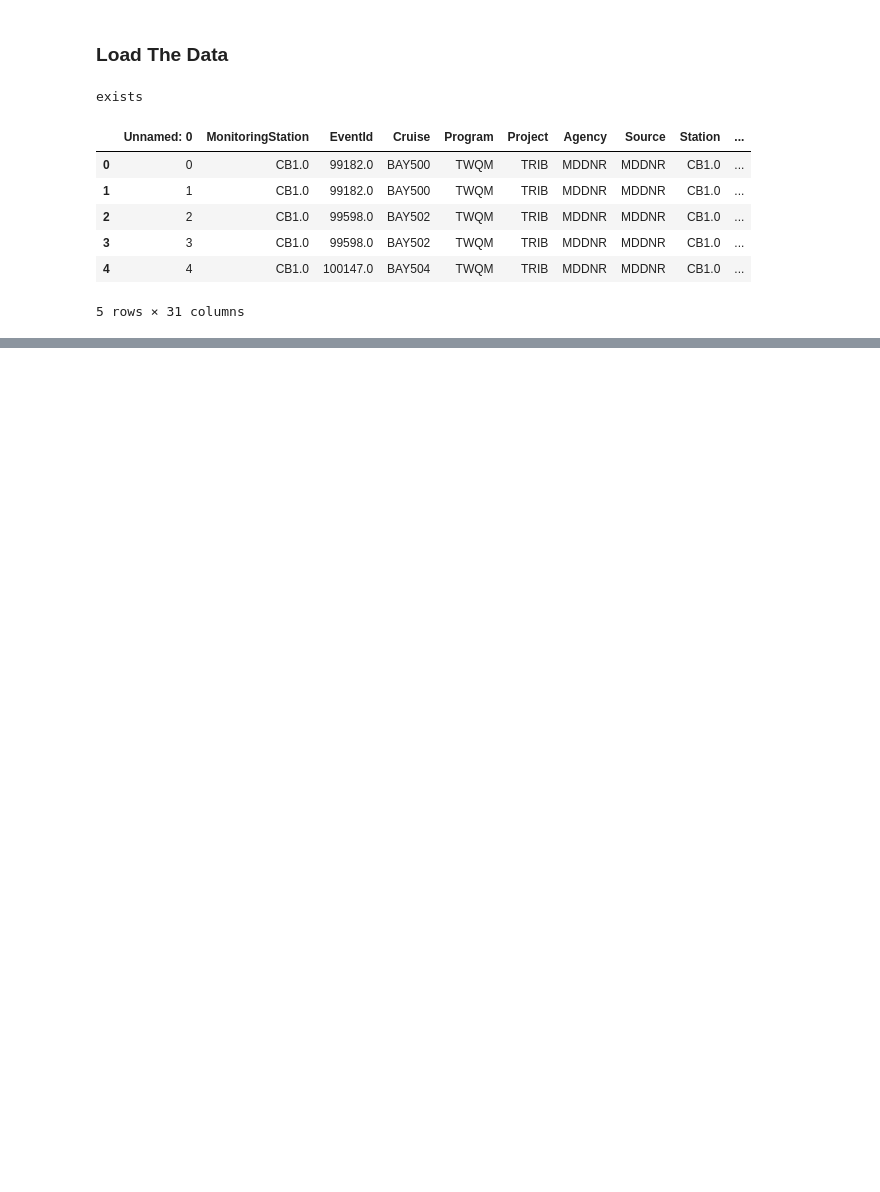
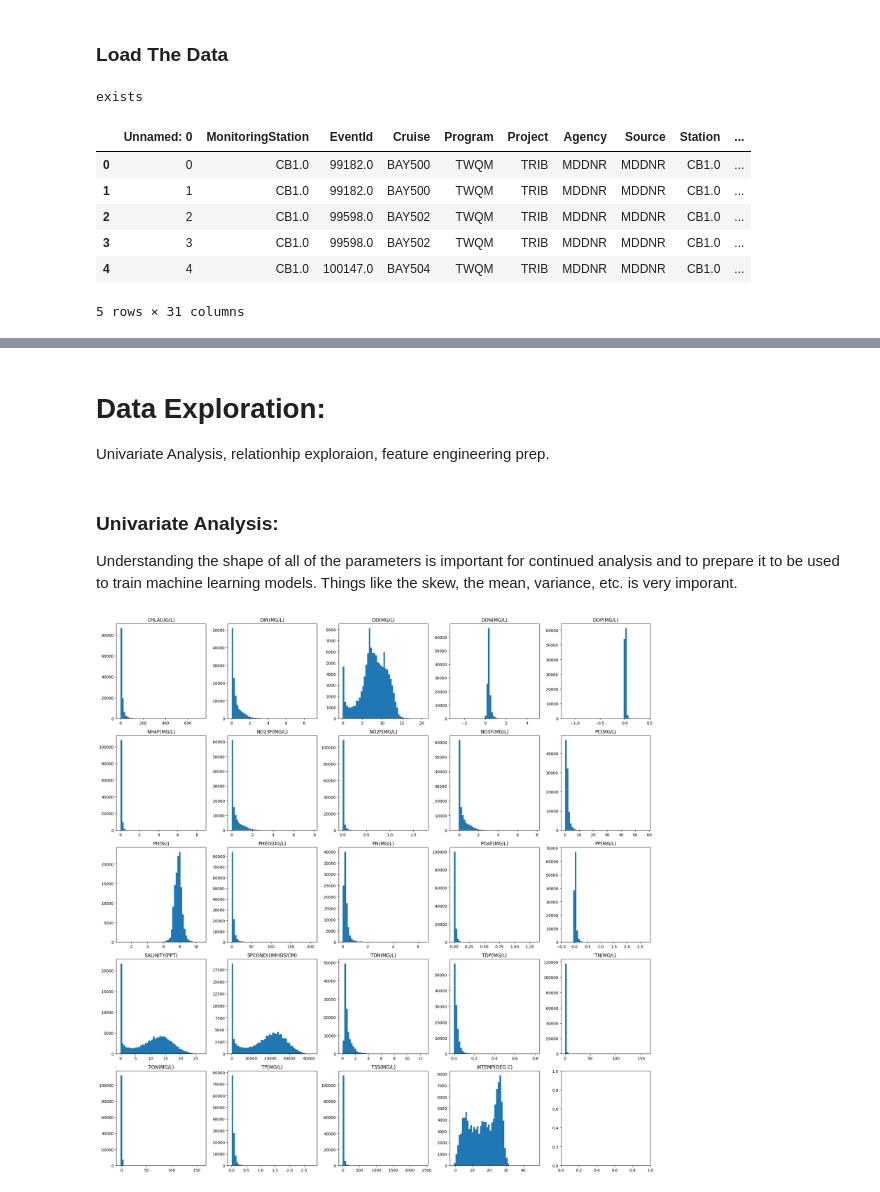
Before and after one commit to Quinn-Domanski/bay_exploration, a Jupyter notebook: bay_data_exploration.ipynb, the cells around one changed output, grey strips where cells are left out. Saved outputs shown, nothing was run; the diff lists cells and outputs as text; code cells hidden in the pictures; blank space fills up the shorter version.

Commit message:
Further exploration of the data and cleaning of any datapoints are likely errors

```diff
--- a/bay_data_exploration.ipynb
+++ b/bay_data_exploration.ipynb
@@ -149,0 +271,4 @@ ValueError: Index contains duplicate entries, cannot reshape
+# %%
+important_params = ['WTEMP(DEG C)', 'PH(SU)', 'SALINITY(PPT)', 'DO(MG/L)', 'NO23F(MG/L)', 'TN(MG/L)', 'NH4F(MG/L)']
+wide_cleaned_data = wide_data.dropna(subset = important_params)
+wide_cleaned_data.info()
@@ -149,0 +310,3 @@ ValueError: Index contains duplicate entries, cannot reshape
+# %%
+wide_cleaned_data = wide_cleaned_data.drop(columns = ['VSS(MG/L)', 'TKNF(MG/L)', 'TOC(MG/L)', 'SECCHI(M)', 'POC(MG/L)', 'PON(MG/L)', 'KD(1/M)', 'FSS(MG/L)', 'DOC(MG/L)', 'PIP(MG/L)'])
+wide_cleaned_data.info()
@@ -149,0 +344,5 @@ ValueError: Index contains duplicate entries, cannot reshape
+# %%
+wide_cleaned_data['Year'] = wide_cleaned_data['Datetime'].dt.year
+wide_cleaned_data['Month'] = wide_cleaned_data['Datetime'].dt.month
+final_df = wide_cleaned_data.copy()
+final_df.head()
@@ -149,0 +357,18 @@ ValueError: Index contains duplicate entries, cannot reshape
+# %%
+parameters_cleaned = [column for column in final_df.columns if column.endswith(')')]
+# %% [markdown]
+# Data Exploration:
+Univariate Analysis, relationhip exploraion, feature engineering prep.
+# %% [markdown]
+### Univariate Analysis:
+Understanding the shape of all of the parameters is important for continued analysis and to prepare it to be used to train machine learning models. Things like the skew, the mean, variance, etc. is very imporant.
+# %%
+fig, axes = plt.subplots(nrows=5, ncols=5, figsize=(20,20))
+axes_flat = axes.flatten()
+for column, ax in zip(parameters_cleaned, axes_flat):
+    ax.hist(final_df[column], bins = 50)
+    ax.set_title(column)
+plt.tight_layout()
+plt.show()
+# %% [output]
+[figure, added]
```
Also changed, not shown: parts of 78 cells of this notebook.
